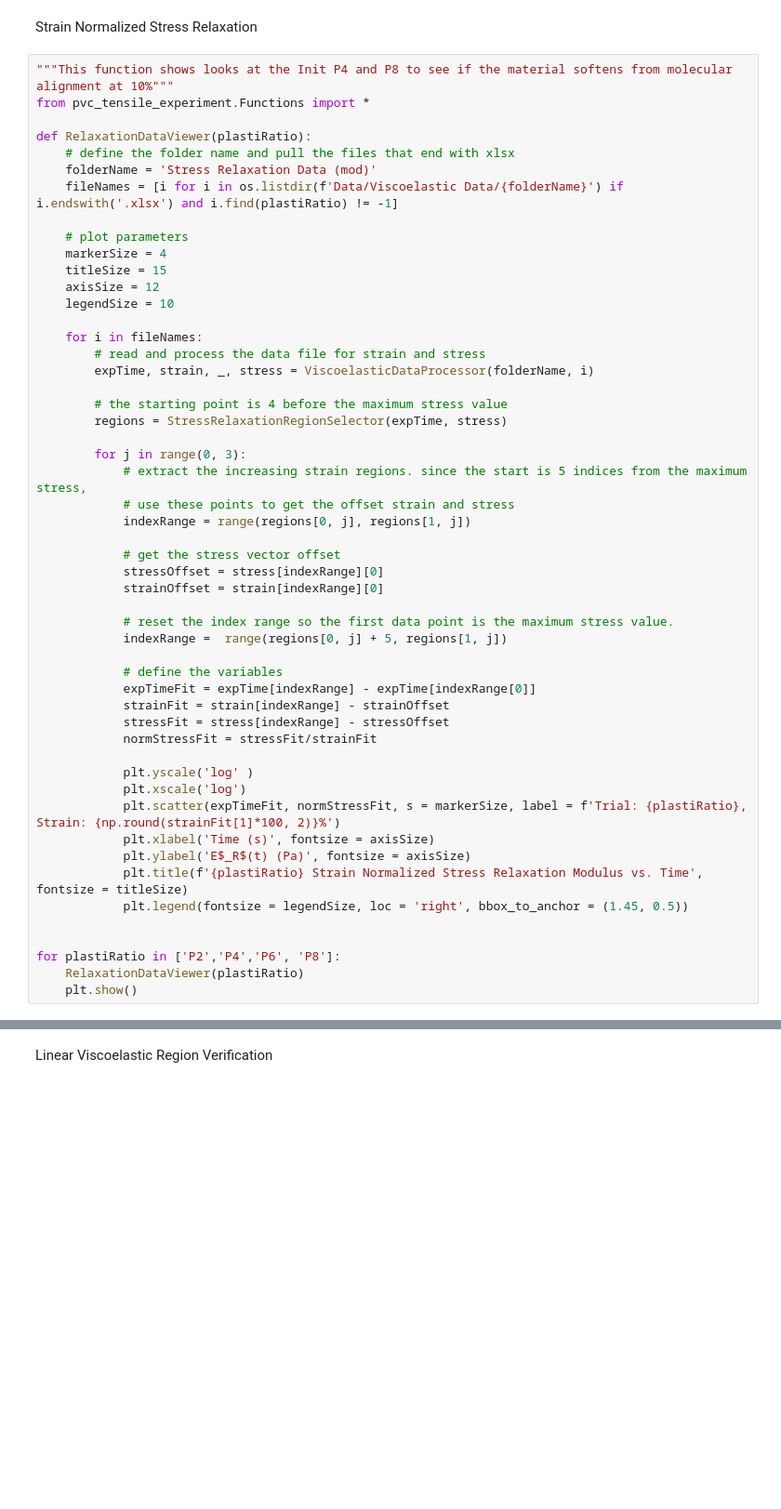
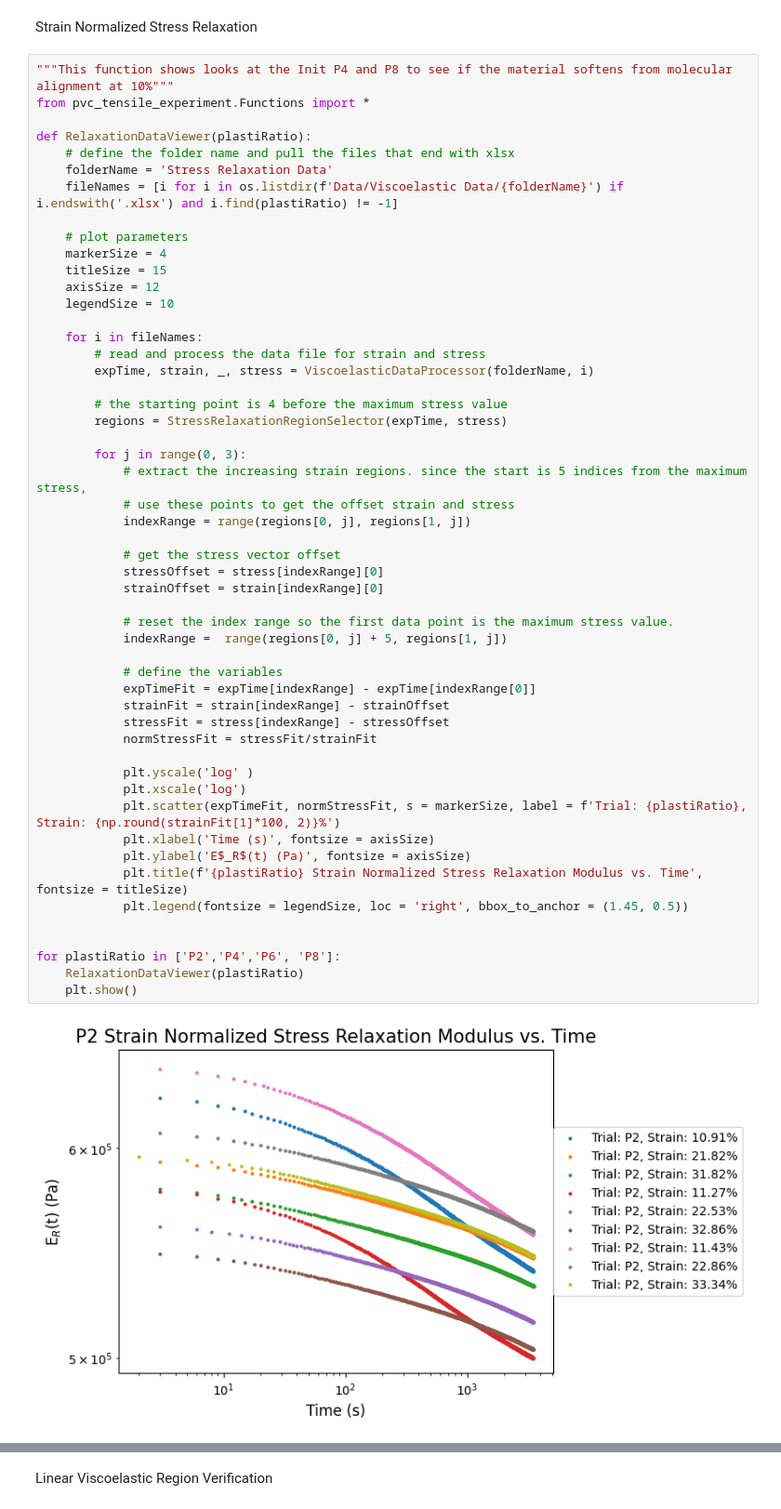
Before and after one commit to TheDuckenEngineer/PVC-Tensile-Experiment, a Jupyter notebook: Viscoelastic fitting.ipynb, the cells around one changed output, grey strips where cells are left out. Shown at 93% size. Cells and saved outputs as stored; diff of their text form; blank space fills up the shorter version.

```diff
--- a/Viscoelastic fitting.ipynb
+++ b/Viscoelastic fitting.ipynb
@@ -58,7 +80,7 @@ from pvc_tensile_experiment.Functions import *
 
 def RelaxationDataViewer(plastiRatio):
     # define the folder name and pull the files that end with xlsx
-    folderName = 'Stress Relaxation Data (mod)'
+    folderName = 'Stress Relaxation Data'
     fileNames = [i for i in os.listdir(f'Data/Viscoelastic Data/{folderName}') if i.endswith('.xlsx') and i.find(plastiRatio) != -1]
 
     # plot parameters
@@ -77,30 +99,32 @@ def RelaxationDataViewer(plastiRatio):
         for j in range(0, 3):
             # extract the increasing strain regions. since the start is 5 indices from the maximum stress,
             # use these points to get the offset strain and stress
             indexRange = range(regions[0, j], regions[1, j])
 
             # get the stress vector offset
             stressOffset = stress[indexRange][0]
             strainOffset = strain[indexRange][0]
 
             # reset the index range so the first data point is the maximum stress value.
             indexRange =  range(regions[0, j] + 5, regions[1, j])
 
             # define the variables
             expTimeFit = expTime[indexRange] - expTime[indexRange[0]]
             strainFit = strain[indexRange] - strainOffset
             stressFit = stress[indexRange] - stressOffset
             normStressFit = stressFit/strainFit
 
             plt.yscale('log' )
             plt.xscale('log')
             plt.scatter(expTimeFit, normStressFit, s = markerSize, label = f'Trial: {plastiRatio}, Strain: {np.round(strainFit[1]*100, 2)}%')
             plt.xlabel('Time (s)', fontsize = axisSize)
             plt.ylabel('E$_R$(t) (Pa)', fontsize = axisSize)
             plt.title(f'{plastiRatio} Strain Normalized Stress Relaxation Modulus vs. Time', fontsize = titleSize)
             plt.legend(fontsize = legendSize, loc = 'right', bbox_to_anchor = (1.45, 0.5))
 
 
 for plastiRatio in ['P2','P4','P6', 'P8']:
     RelaxationDataViewer(plastiRatio)
     plt.show()
+# %% [output]
+[figure, added]
```
Also changed, not shown: parts of 10 cells of this notebook, 2 other files.
